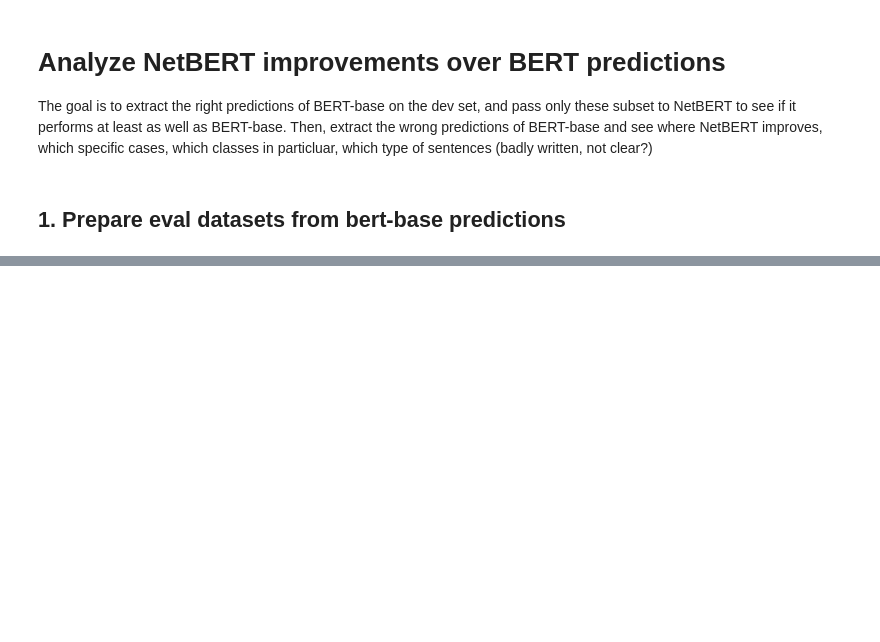
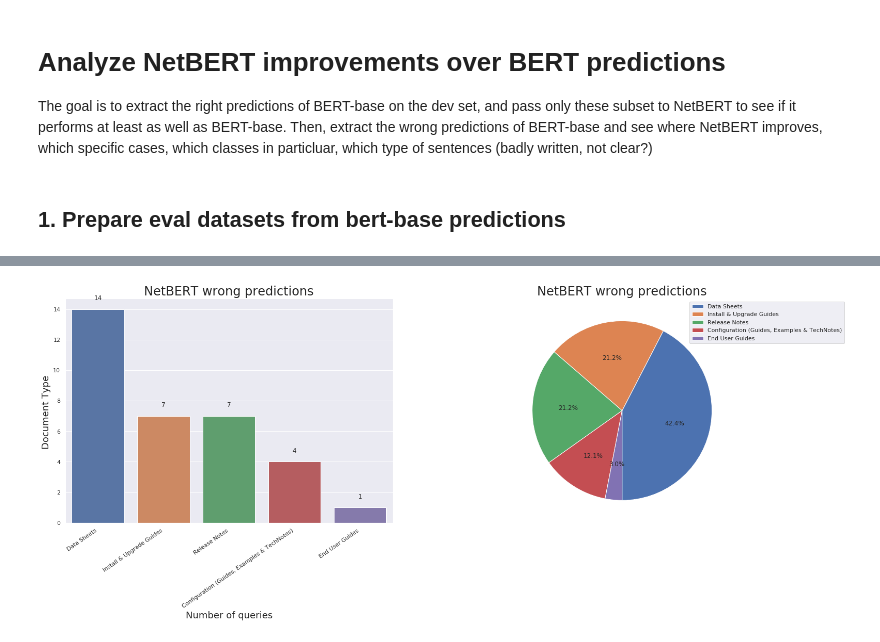
Before and after one commit to ant-louis/netbert, a Jupyter notebook: Code/Extrinsic_evaluation/Classification/BERT_vs_NetBERT_predictions.ipynb, the cells around one changed output, grey strips where cells are left out. Cells and saved outputs as stored; diff of their text form; code cells hidden in the pictures; blank space fills up the shorter version.

```diff
--- a/Code/Extrinsic_evaluation/Classification/BERT_vs_NetBERT_predictions.ipynb
+++ b/Code/Extrinsic_evaluation/Classification/BERT_vs_NetBERT_predictions.ipynb
@@ -183,0 +169,6 @@ Accuracy: 0.958
+# %%
+# Load dataset where NetBERT misclassified queries that BERT had correclty classified.
+df_bert_right_netbert_wrong = load_dataset(dirpath, 'bert_right_netbert_wrong.csv', class_mappings)
+plot_repartition(df_bert_right_netbert_wrong, "NetBERT wrong predictions")
+# %% [output]
+[figure, added]
```
Also changed, not shown: parts of 16 cells of this notebook.
